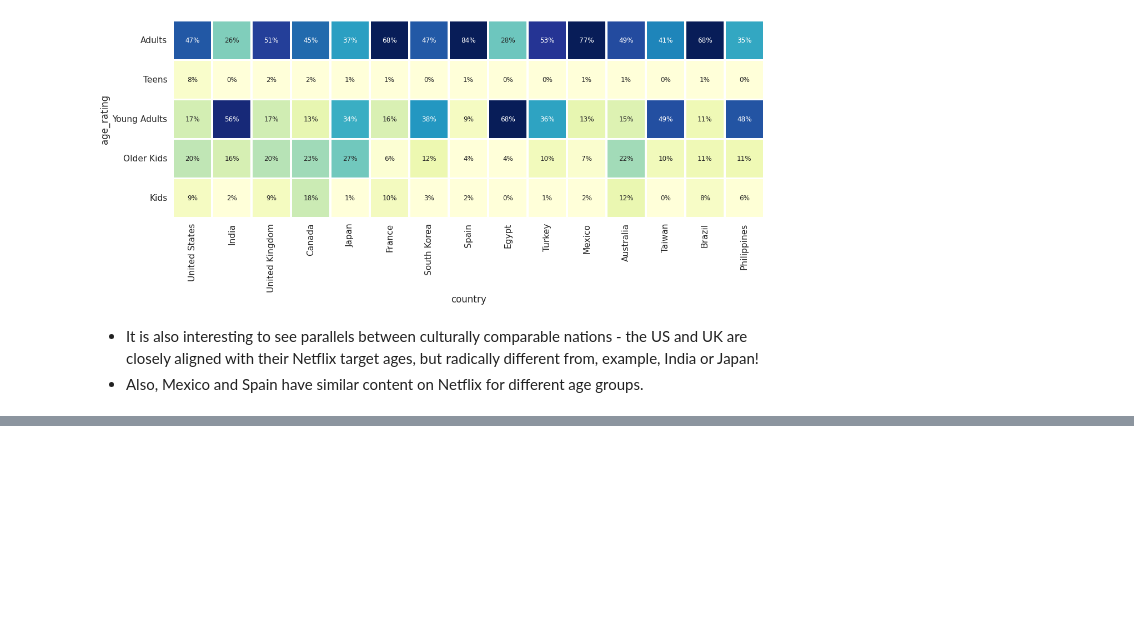
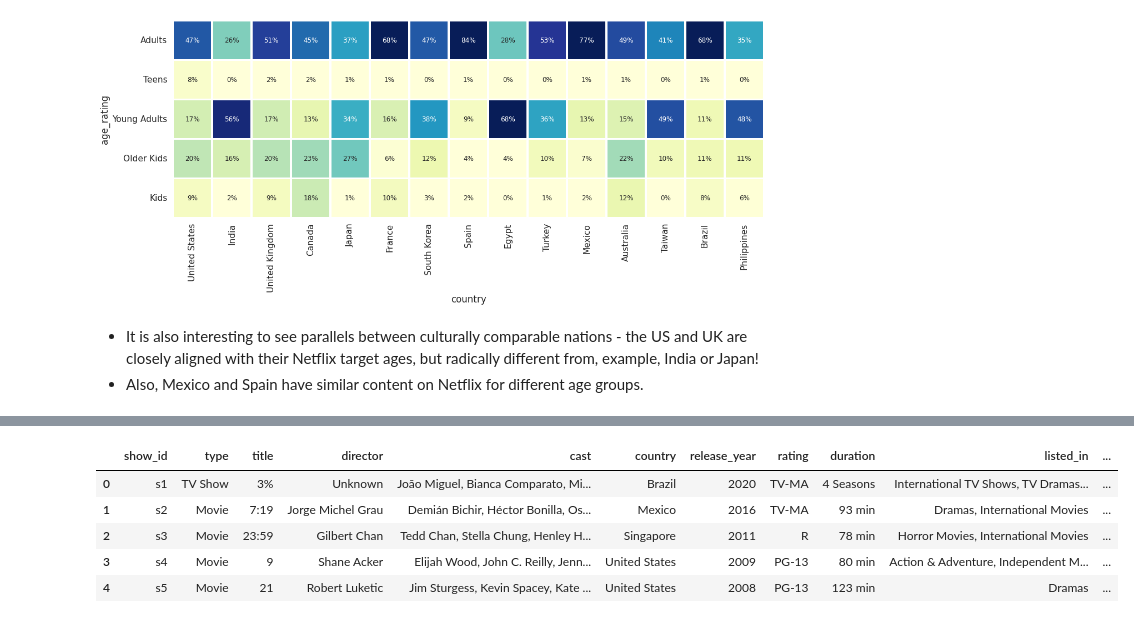
Before and after one commit to Animesh227/Netflix-Movies-and-TV-Shows-Clustering, a Jupyter notebook: NETFLIX_MOVIES_AND_TV_SHOWS_CLUSTERING_Animesh_Chakraborty.ipynb, the cells around one changed output, grey strips where cells are left out. Cells and saved outputs as stored; diff of their text form; code cells hidden in the pictures; blank space fills up the shorter version.

```diff
--- a/NETFLIX_MOVIES_AND_TV_SHOWS_CLUSTERING_Animesh_Chakraborty.ipynb
+++ b/NETFLIX_MOVIES_AND_TV_SHOWS_CLUSTERING_Animesh_Chakraborty.ipynb
@@ -551,0 +596,5 @@ plt.show()
+# %%
+# Extracting the stopwords from nltk library
+sw = stopwords.words('english')
+# Displaying the stopwords
+np.array(sw)
@@ -551,0 +619,21 @@ plt.show()
+# %%
+#Defining stopwords
+def stopwords(text):
+  '''
+  This is a function for removing the stopword.
+  '''
+  # removing the stop words and lowercasing the selected words
+  text = [word.lower() for word in text.split() if word.lower() not in sw]
+  # joining the list of words with space separator
+  return " ".join(text)
+# %%
+# Applying above function on text feature
+df['description'] = df['description'].apply(stopwords)
+df.head()
+# %% [output]
+|  | show_id | type | title | director | cast | country | release_year | rating | duration | listed_in | ... |
+| 0 | s1 | TV Show | 3% | Unknown | João Miguel, Bianca Comparato, Mi... | Brazil | 2020 | TV-MA | 4 Seasons | International TV Shows, TV Dramas... | ... |
+| 1 | s2 | Movie | 7:19 | Jorge Michel Grau | Demián Bichir, Héctor Bonilla, Os... | Mexico | 2016 | TV-MA | 93 min | Dramas, International Movies | ... |
+| 2 | s3 | Movie | 23:59 | Gilbert Chan | Tedd Chan, Stella Chung, Henley H... | Singapore | 2011 | R | 78 min | Horror Movies, International Movies | ... |
+| 3 | s4 | Movie | 9 | Shane Acker | Elijah Wood, John C. Reilly, Jenn... | United States | 2009 | PG-13 | 80 min | Action & Adventure, Independent M... | ... |
+| 4 | s5 | Movie | 21 | Robert Luketic | Jim Sturgess, Kevin Spacey, Kate ... | United States | 2008 | PG-13 | 123 min | Dramas | ... |
```
Also changed, not shown: parts of 9 cells of this notebook.
